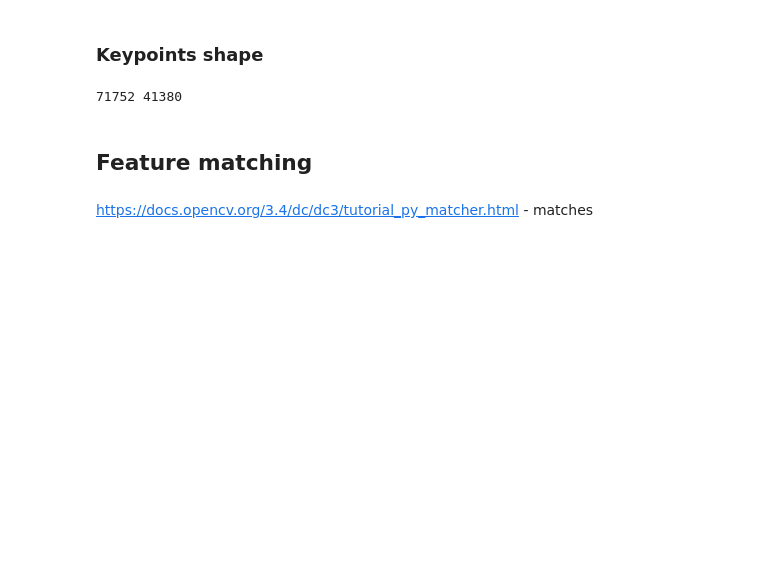
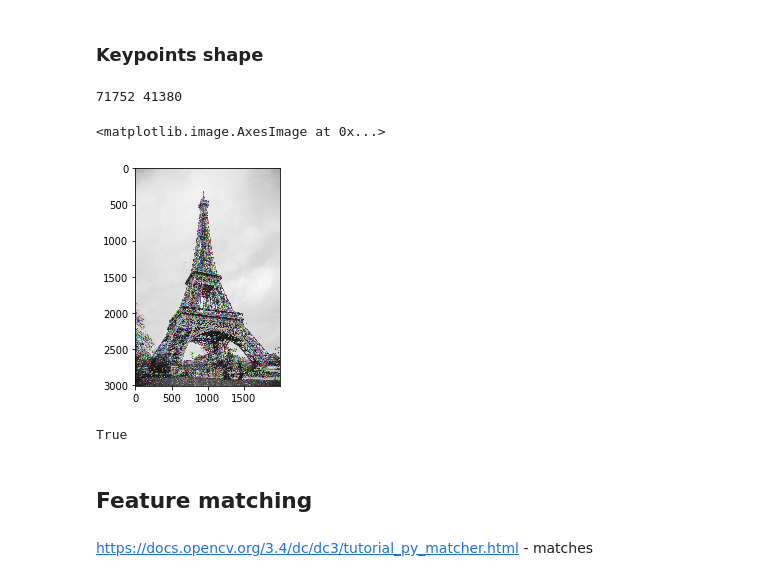
Before and after one commit to bateikoEd/object_recognition, a Jupyter notebook: Lab2/sift.ipynb, the cells around one changed output. Cells and saved outputs as stored; diff of their text form; code cells hidden in the pictures; blank space fills up the shorter version.

```diff
--- a/Lab2/sift.ipynb
+++ b/Lab2/sift.ipynb
@@ -44,8 +44,15 @@ print(len(keypoints_1), len(keypoints_2))
 # %% [output]
 71752 41380
 # %%
-img_1 = cv2.drawKeypoints(gray2,keypoints_2,img1)
-plt.imshow(cv2.UMat.get(img_1))
+img_1 = cv2.drawKeypoints(umat_to_mat(gray2),keypoints_2,umat_to_mat(img1))
+plt.imshow(img_1)
+# %% [output]
+<matplotlib.image.AxesImage at 0x...>
+[figure, added]
+# %%
+cv2.imwrite( 'name.jpg',img_1)
+# %% [output]
+True
 # %% [markdown]
 ## Feature matching
 # %% [markdown]
```
Also changed, not shown: parts of 2 cells of this notebook, 9 other files.
